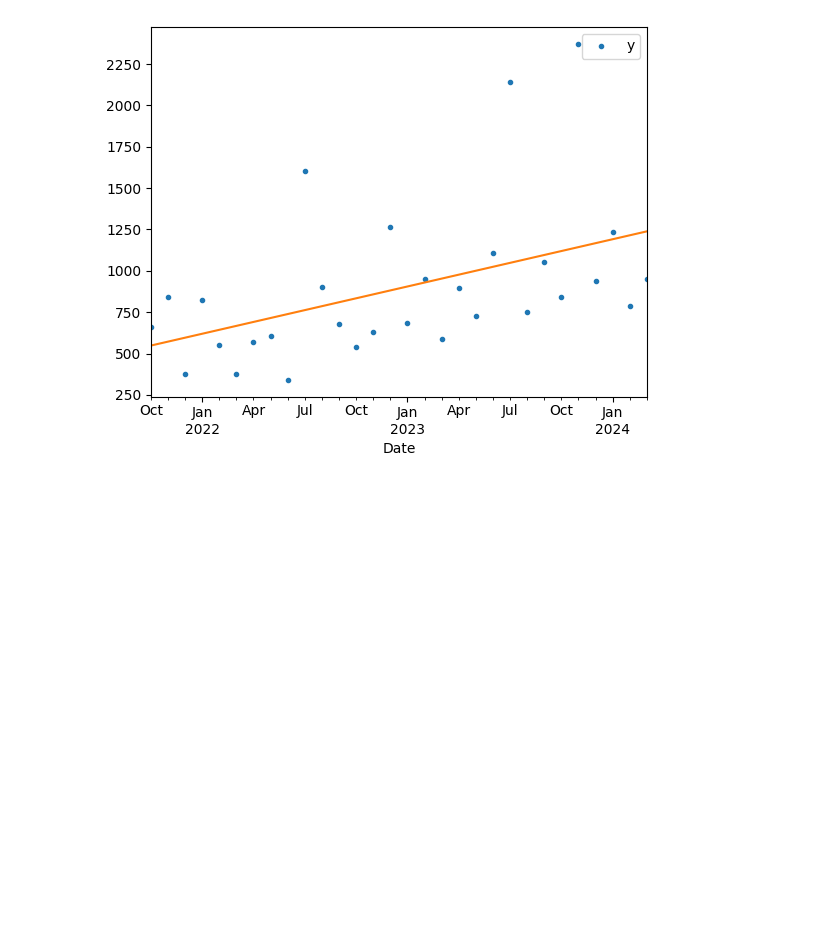
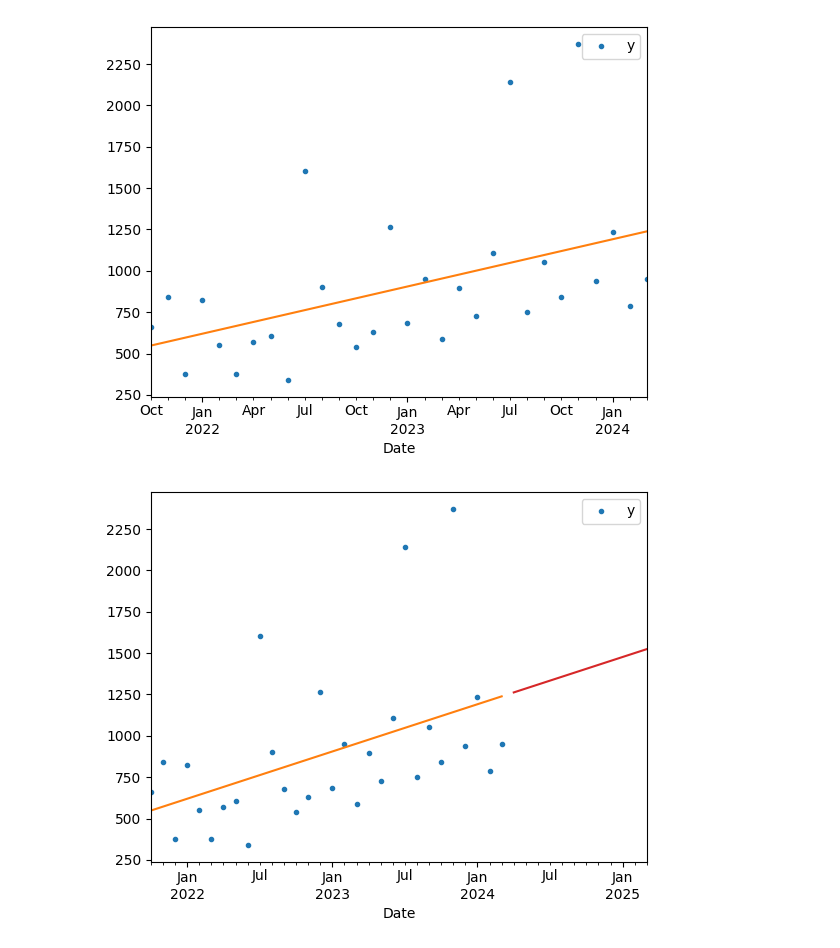
Before and after one commit to Mkranj/time_series_expenses, a Jupyter notebook: scripts/building_model_kaggle.ipynb, the cells around one changed output. Cells and saved outputs as stored; diff of their text form; code cells hidden in the pictures; blank space fills up the shorter version.

Commit message:
forecast trend for next year

```diff
--- a/scripts/building_model_kaggle.ipynb
+++ b/scripts/building_model_kaggle.ipynb
@@ -64,3 +64,12 @@ ax = monthly.plot(style = ".")
 _ = y_pred.plot(ax = ax)
 # %% [output]
 [figure]
+# %%
+# Forecast next year trend
+X = dp.out_of_sample(steps = 12)
+y_forecast = pd.Series(model.predict(X), index = X.index)
+ax = monthly.plot(style = ".")
+ax = y_pred.plot(ax = ax)
+_ = y_forecast.plot(ax = ax, color = "C3")
+# %% [output]
+[figure, added]
```
